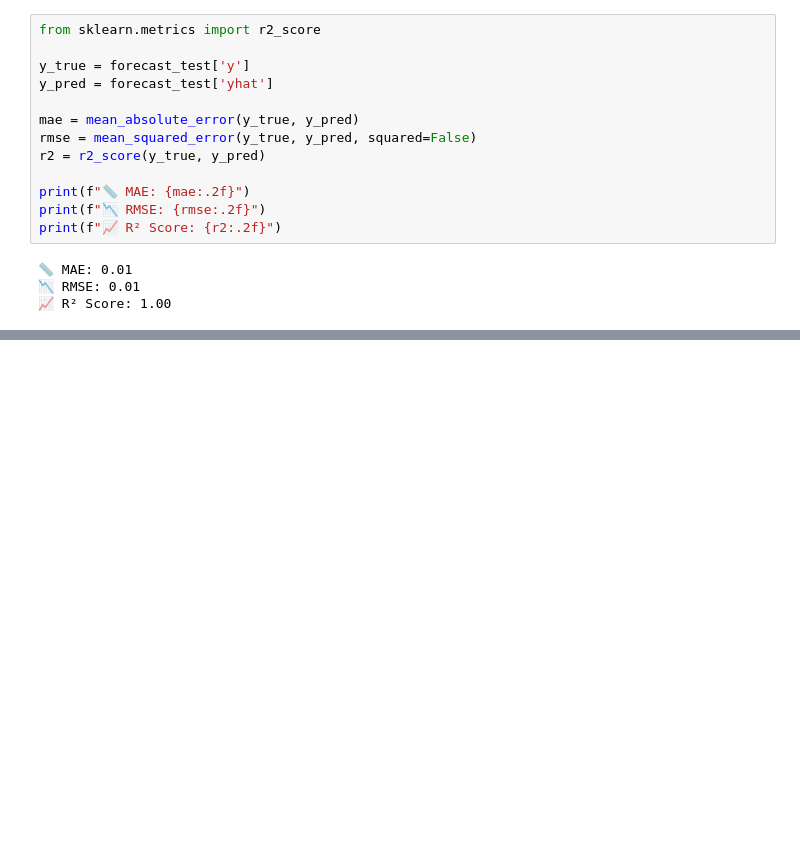
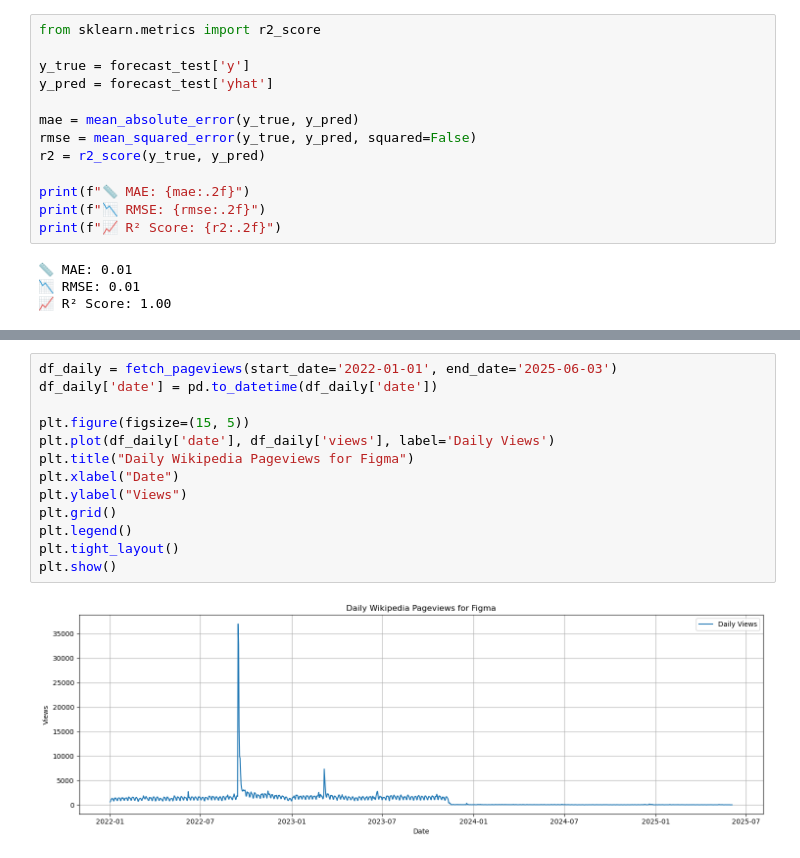
Before and after one commit to samira-yousefzadeh/figma-pageviews-forecast, a Jupyter notebook: figma_pageviews_forecast.ipynb, the cells around one changed output, grey strips where cells are left out. Cells and saved outputs as stored; diff of their text form; blank space fills up the shorter version.

Commit message:
Figma

```diff
--- a/figma_pageviews_forecast.ipynb
+++ b/figma_pageviews_forecast.ipynb
@@ -795,0 +877,15 @@ print(f"📈 R² Score: {r2:.2f}")
+# %%
+df_daily = fetch_pageviews(start_date='2022-01-01', end_date='2025-06-03')
+df_daily['date'] = pd.to_datetime(df_daily['date'])
+
+plt.figure(figsize=(15, 5))
+plt.plot(df_daily['date'], df_daily['views'], label='Daily Views')
+plt.title("Daily Wikipedia Pageviews for Figma")
+plt.xlabel("Date")
+plt.ylabel("Views")
+plt.grid()
+plt.legend()
+plt.tight_layout()
+plt.show()
+# %% [output]
+[figure, added]
```
Also changed, not shown: parts of 24 cells of this notebook, 1 other file.
